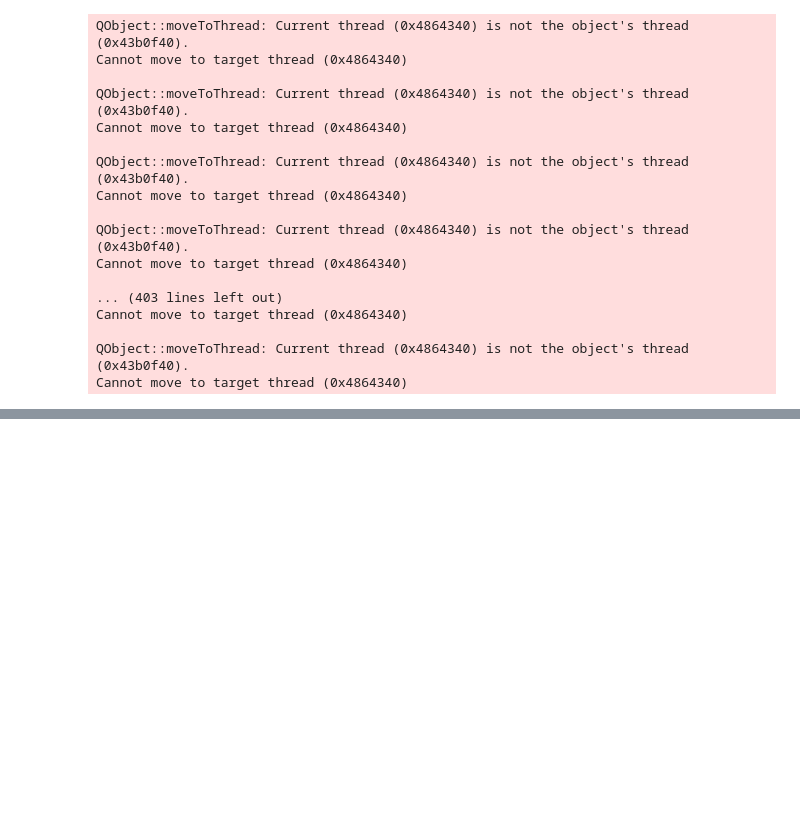
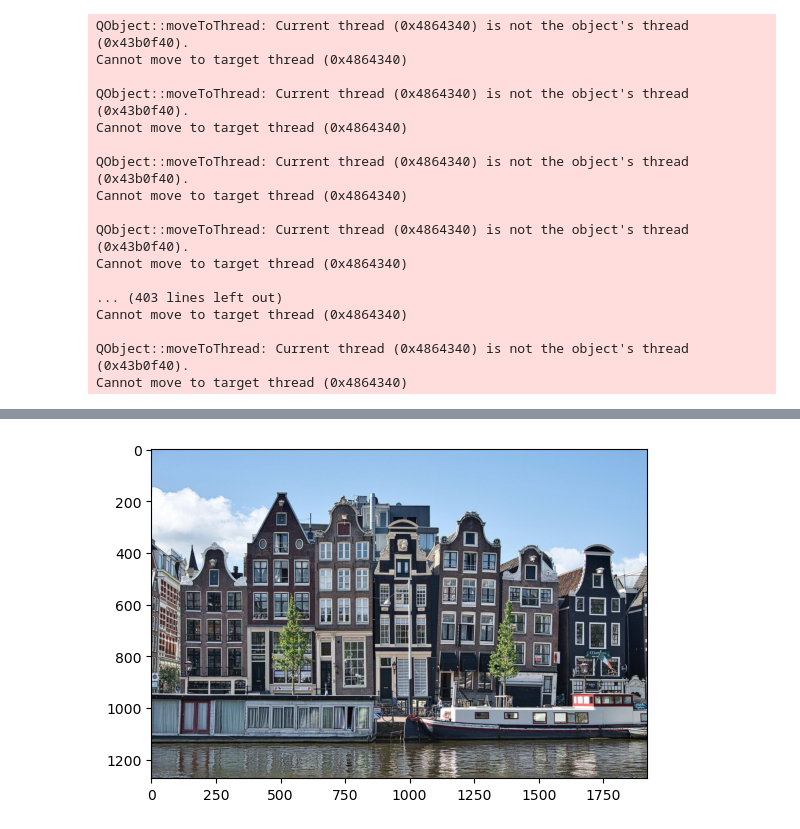
Before and after one commit to tejaskolhe27/Computer_Vision, a Jupyter notebook: Image Basics.ipynb, the cells around one changed output, grey strips where cells are left out. Saved outputs shown, nothing was run; the diff lists cells and outputs as text; code cells hidden in the pictures; blank space fills up the shorter version.

```diff
--- a/Image Basics.ipynb
+++ b/Image Basics.ipynb
@@ -136,0 +161,6 @@ Cannot move to target thread (0x4864340)
+# %%
+img1 = plt.imread("images/buildings.jpg")
+# %%
+plt.imshow(img1);
+# %% [output]
+[figure, added]
```
Also changed, not shown: parts of 7 cells of this notebook, 1 other file.
